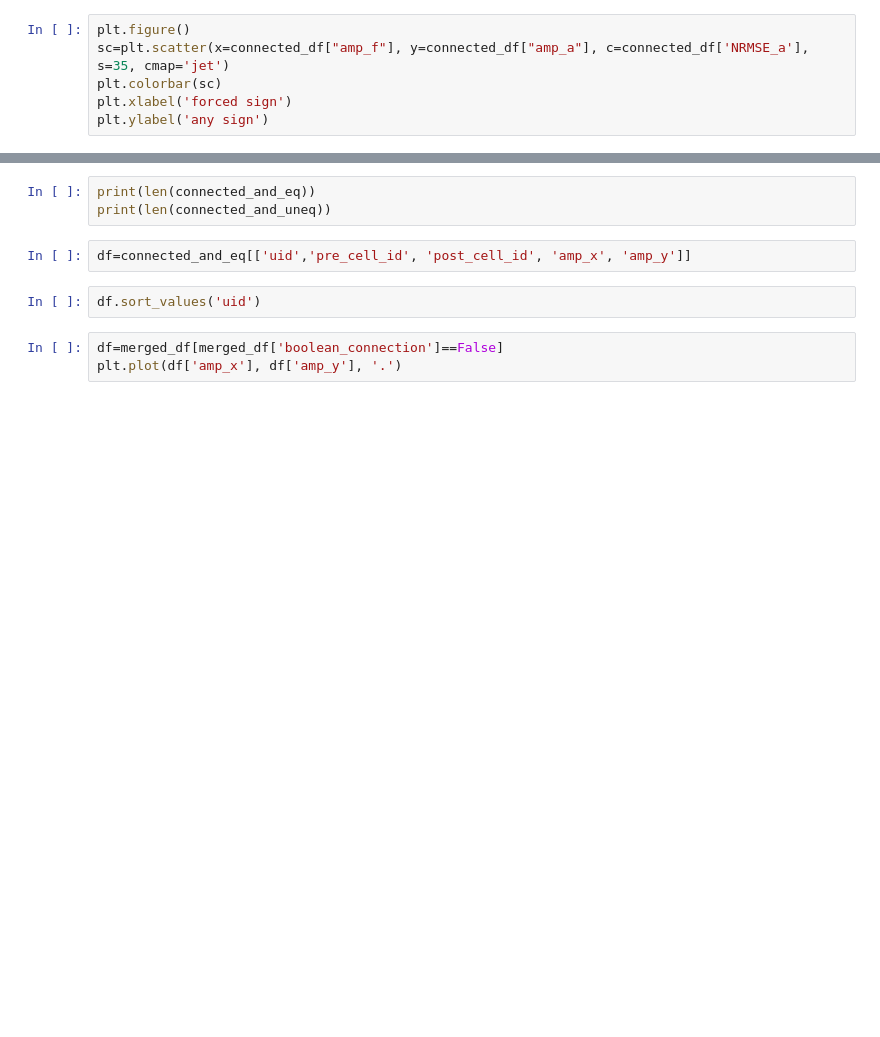
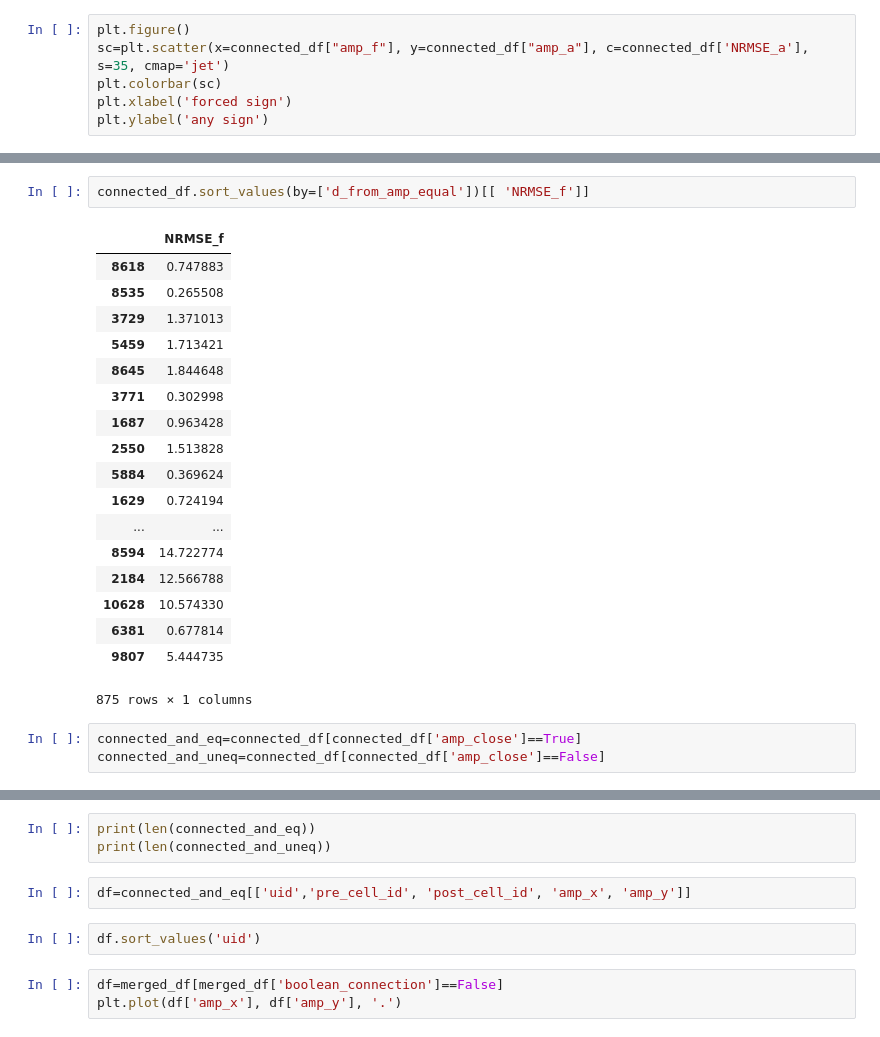
Before and after one commit to aiephys/multipatch_analysis, a Jupyter notebook: analyses/compare_forced_any_sign_FP_average.ipynb, the cells around one changed output, grey strips where cells are left out. Saved outputs shown, nothing was run; the diff lists cells and outputs as text; blank space fills up the shorter version.

```diff
--- a/analyses/compare_forced_any_sign_FP_average.ipynb
+++ b/analyses/compare_forced_any_sign_FP_average.ipynb
@@ -82,0 +161,24 @@ AttributeError: 'module' object has no attribute 'isclose'
+# %%
+connected_df.sort_values(by=['d_from_amp_equal'])[[ 'NRMSE_f']]
+# %% [output]
+|  | NRMSE_f |
+| 8618 | 0.747883 |
+| 8535 | 0.265508 |
+| 3729 | 1.371013 |
+| 5459 | 1.713421 |
+| 8645 | 1.844648 |
+| 3771 | 0.302998 |
+| 1687 | 0.963428 |
+| 2550 | 1.513828 |
+| 5884 | 0.369624 |
+| 1629 | 0.724194 |
+| ... | ... |
+| 8594 | 14.722774 |
+| 2184 | 12.566788 |
+| 10628 | 10.574330 |
+| 6381 | 0.677814 |
+| 9807 | 5.444735 |
+875 rows × 1 columns
+# %%
+connected_and_eq=connected_df[connected_df['amp_close']==True]
+connected_and_uneq=connected_df[connected_df['amp_close']==False]
```
Also changed, not shown: parts of 15 cells of this notebook, 1 other file.
